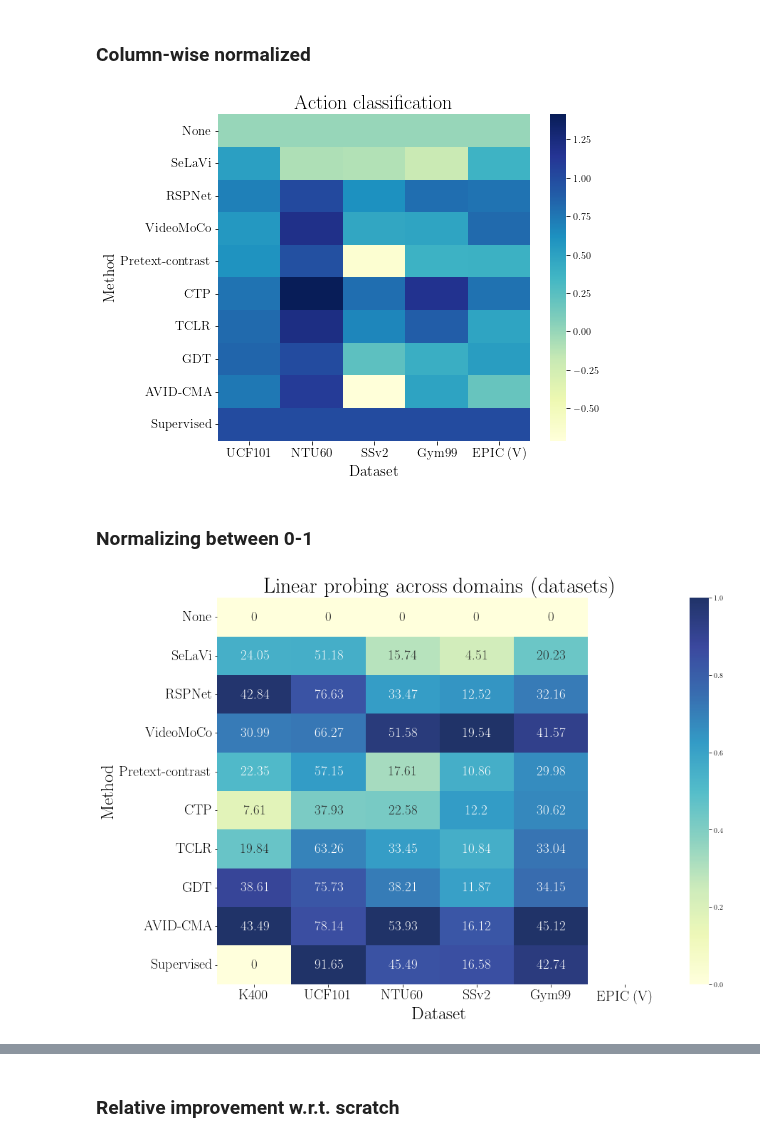
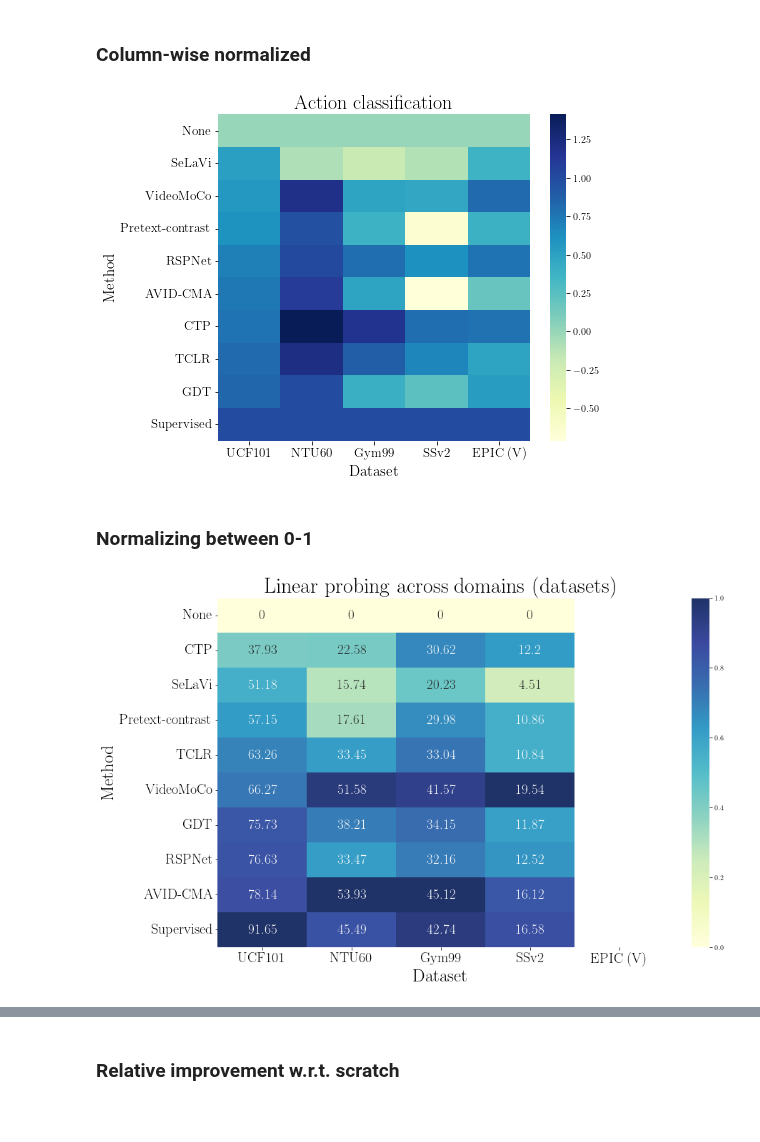
Before and after one commit to bpiyush/ViDA-SSL, a Jupyter notebook: misc/plotting/domain_shift.ipynb, the cells around one changed output, grey strips where cells are left out. Drawn from its saved outputs; the diff is of its cells as text; code cells hidden in the pictures; blank space fills up the shorter version.

```diff
--- a/misc/plotting/domain_shift.ipynb
+++ b/misc/plotting/domain_shift.ipynb
@@ -15,8 +15,8 @@ plt.rcParams.update({
     "font.serif": ["Computer Modern Roman"],
 })
 # %%
-# csv_path = "../../results/domain_shift_linear.csv"
-csv_path = "../../results/domain_shift_finetune.csv"
+csv_path = "../../results/domain_shift_linear.csv"
+# csv_path = "../../results/domain_shift_finetune.csv"
 # %%
 df = pd.read_csv(csv_path, index_col=0)
 # %%
@@ -64,0 +38,23 @@ array([[0, 1, 8, 1, 0],
+# %%
+# remove column for `K400`
+
+if "K400" in df.columns:
+    df.drop(columns=["K400"], inplace=True)
+# %%
+# re-order datasets
+
+def find_sub_element_in_list(x, L):
+    """Finds an element in list L of which x is a substring"""
+    for y in L:
+        if x in y:
+            return y
+
+correct_order = ["UCF", "NTU", "Gym", "SS", "EPIC"]
+reorder_colums = [find_sub_element_in_list(x, df.columns) for x in correct_order]
+
+df = df[reorder_colums]
+# %%
+# re-order VSSL methods based on UCF performance
+
+ref_dataset = find_sub_element_in_list("UCF", df.columns)
+df.sort_values(ref_dataset, inplace=True)
@@ -102,7 +112,7 @@ def heatmap(
 # %%
 heatmap(norm_df)
 # %% [output]
-[figure, old version]
+[figure, new version]
 # %% [markdown]
 ### Normalizing between 0-1
 # %%
@@ -113,21 +123,21 @@ annot = df.values
 # %%
 heatmap(
     normalized_df,
-    figsize=(14, 10),
+    figsize=(14, 9),
     title="Linear probing across domains (datasets)",
     titlesize=30,
     labelsize=25,
     tickssize=20,
     save=True,
-    save_path="../../results/plots/domains_expt_linear_annot_absolute.pdf",
+    save_path="../../results/plots/domain_shift_linear_v1.pdf",
     cmap="YlGnBu",
     alpha=0.9,
     annot=annot,
     fmt='g',
     annot_kws={"size": 19},
 )
 # %% [output]
-[figure, old version]
+[figure, new version]
 # %%
 heatmap(
     normalized_df,
```
Also changed, not shown: parts of 7 cells of this notebook, 2 other files.
